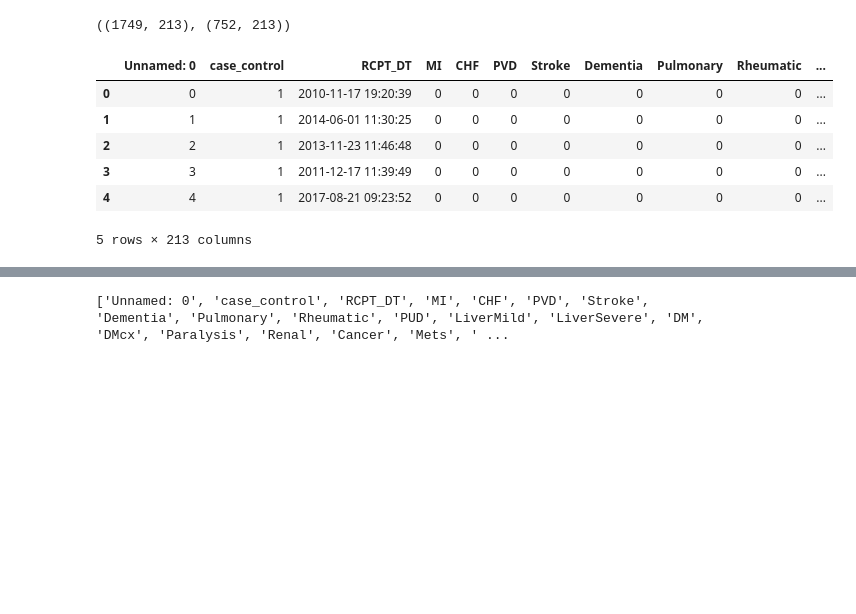
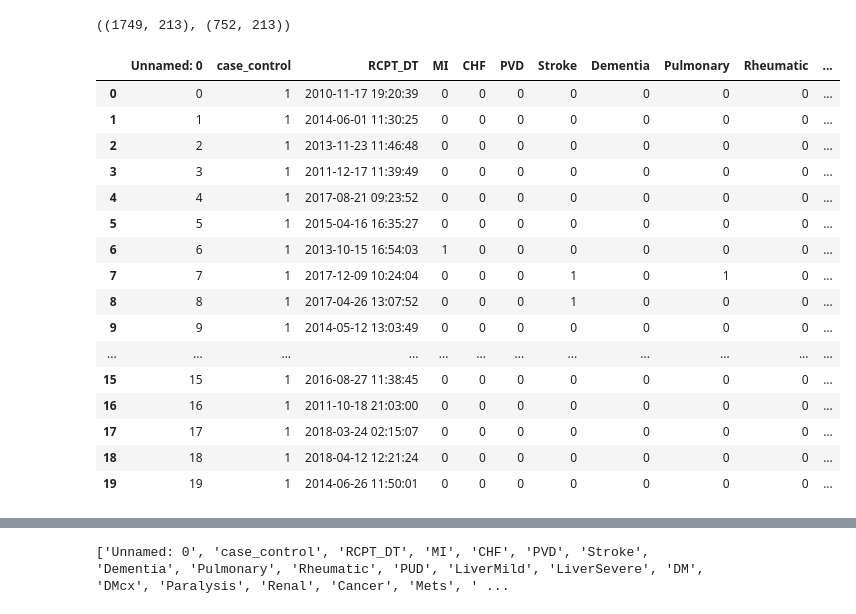
Before and after one commit to Smart-Health-Lab/CANDETEC, a Jupyter notebook: example_notebook.ipynb, the cells around one changed output, grey strips where cells are left out. Cells and saved outputs as stored; diff of their text form; code cells hidden in the pictures; blank space fills up the shorter version.

```diff
--- a/example_notebook.ipynb
+++ b/example_notebook.ipynb
@@ -4,6 +4,8 @@ import pandas as pd
 import warnings
 
 warnings.filterwarnings('ignore')
+# %%
+pd.options.display.max_columns = None
 # %% [markdown]
 # Import dataset
 *** Note that the dataset is already pre-processed and divided into train and test sets
@@ -20,13 +22,23 @@ train_df.shape, test_df.shape
 # %% [output]
 ((1749, 213), (752, 213))
 # %%
-train_df.head()
+train_df.head(20)
 # %% [output]
 |  | Unnamed: 0 | case_control | RCPT_DT | MI | CHF | PVD | Stroke | Dementia | Pulmonary | Rheumatic | ... |
 | 0 | 0 | 1 | 2010-11-17 19:20:39 | 0 | 0 | 0 | 0 | 0 | 0 | 0 | ... |
 | 1 | 1 | 1 | 2014-06-01 11:30:25 | 0 | 0 | 0 | 0 | 0 | 0 | 0 | ... |
 | 2 | 2 | 1 | 2013-11-23 11:46:48 | 0 | 0 | 0 | 0 | 0 | 0 | 0 | ... |
 | 3 | 3 | 1 | 2011-12-17 11:39:49 | 0 | 0 | 0 | 0 | 0 | 0 | 0 | ... |
 | 4 | 4 | 1 | 2017-08-21 09:23:52 | 0 | 0 | 0 | 0 | 0 | 0 | 0 | ... |
+| 5 | 5 | 1 | 2015-04-16 16:35:27 | 0 | 0 | 0 | 0 | 0 | 0 | 0 | ... |
+| 6 | 6 | 1 | 2013-10-15 16:54:03 | 1 | 0 | 0 | 0 | 0 | 0 | 0 | ... |
+| 7 | 7 | 1 | 2017-12-09 10:24:04 | 0 | 0 | 0 | 1 | 0 | 1 | 0 | ... |
+| 8 | 8 | 1 | 2017-04-26 13:07:52 | 0 | 0 | 0 | 1 | 0 | 0 | 0 | ... |
+| 9 | 9 | 1 | 2014-05-12 13:03:49 | 0 | 0 | 0 | 0 | 0 | 0 | 0 | ... |
+| ... | ... | ... | ... | ... | ... | ... | ... | ... | ... | ... | ... |
+| 15 | 15 | 1 | 2016-08-27 11:38:45 | 0 | 0 | 0 | 0 | 0 | 0 | 0 | ... |
+| 16 | 16 | 1 | 2011-10-18 21:03:00 | 0 | 0 | 0 | 0 | 0 | 0 | 0 | ... |
+| 17 | 17 | 1 | 2018-03-24 02:15:07 | 0 | 0 | 0 | 0 | 0 | 0 | 0 | ... |
+| 18 | 18 | 1 | 2018-04-12 12:21:24 | 0 | 0 | 0 | 0 | 0 | 0 | 0 | ... |
+| 19 | 19 | 1 | 2014-06-26 11:50:01 | 0 | 0 | 0 | 0 | 0 | 0 | 0 | ... |
-5 rows × 213 columns
 # %%
```
Also changed, not shown: parts of 6 cells of this notebook, 3 other files.
